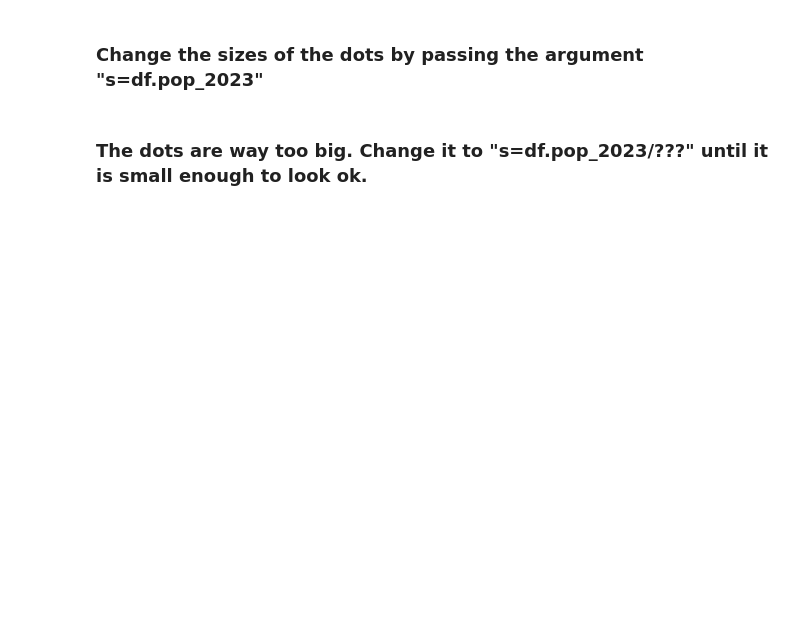
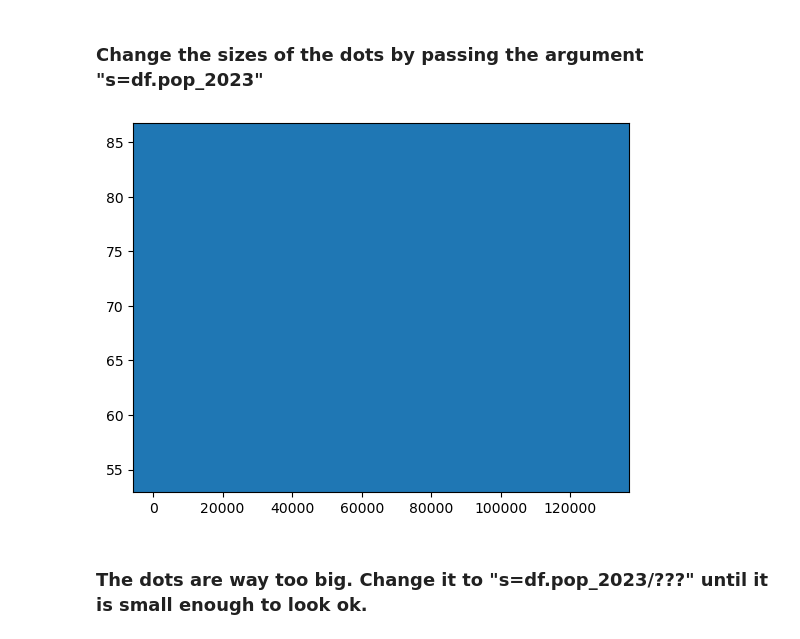
Before and after one commit to jja67/MBA-Business-Analytics, a Jupyter notebook: Class_hands_on/module4/data_visualization_exercise.ipynb, the cells around one changed output. Saved outputs shown, nothing was run; the diff lists cells and outputs as text; code cells hidden in the pictures; blank space fills up the shorter version.

```diff
--- a/Class_hands_on/module4/data_visualization_exercise.ipynb
+++ b/Class_hands_on/module4/data_visualization_exercise.ipynb
@@ -18,4 +23,9 @@ df = pd.read_csv("gdp_and_life_expectancy.csv")
 # %% [markdown]
 ### Change the sizes of the dots by passing the argument "s=df.pop_2023" ###
+# %%
+plt.scatter(df.gdp_2023, df.le_2023, s=df.pop_2023)
+plt.show()
+# %% [output]
+[figure, added]
 # %% [markdown]
 ### The dots are way too big. Change it to "s=df.pop_2023/???" until it is small enough to look ok. ###
```
Also changed, not shown: parts of 9 cells of this notebook, 1 other file.
